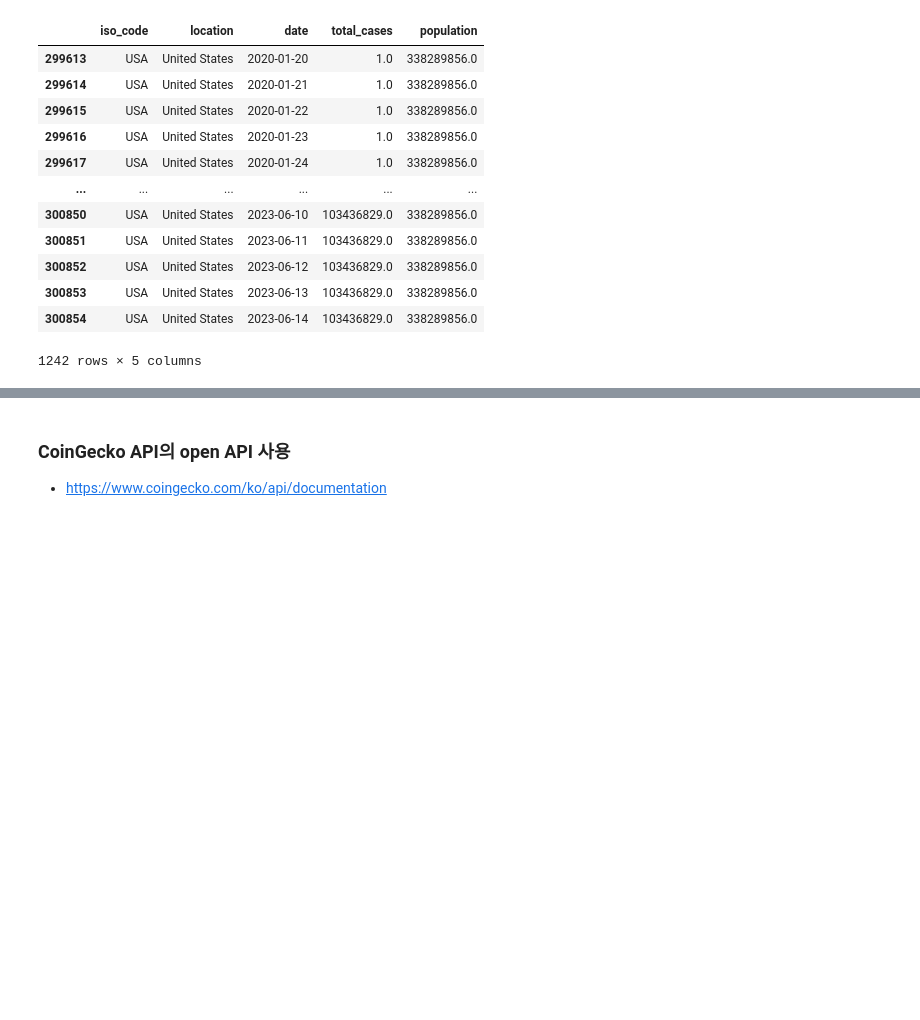
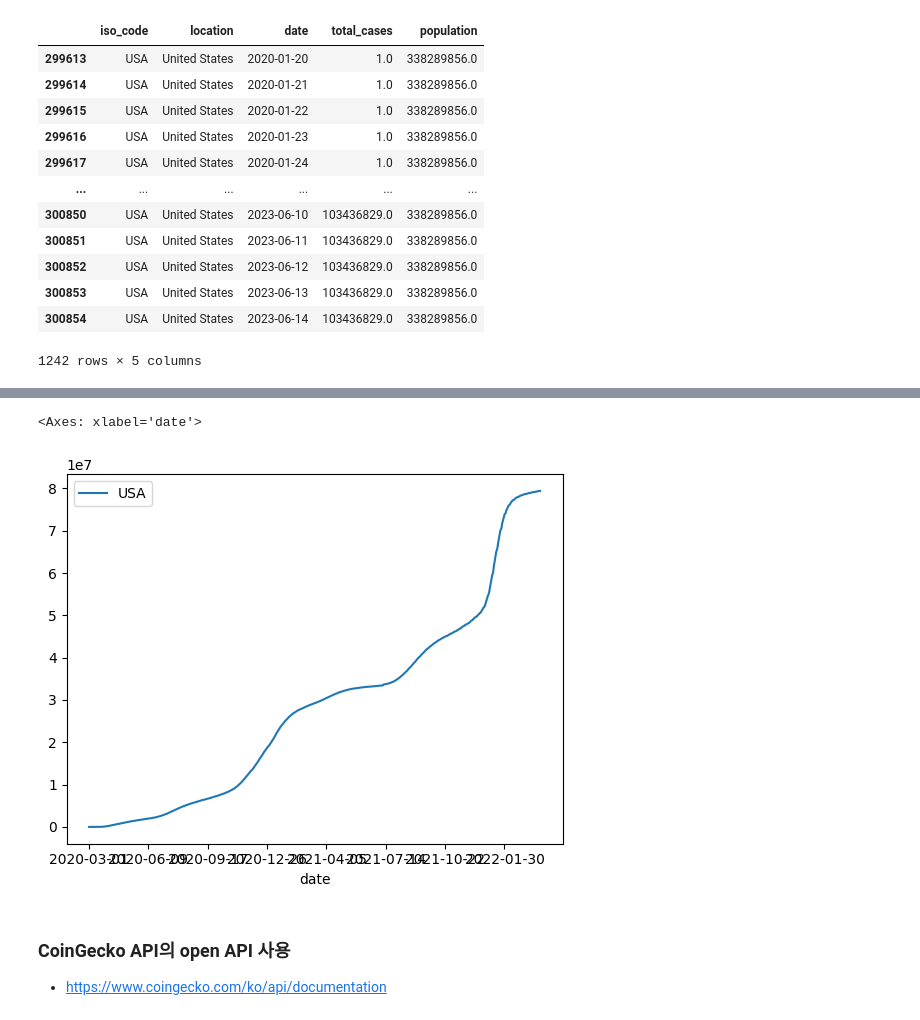
Before and after one commit to sojoyfulyouth/Pandas_DataAnalysis, a Jupyter notebook: Final project/final.ipynb, the cells around one changed output, grey strips where cells are left out. Cells and saved outputs as stored; diff of their text form; code cells hidden in the pictures; blank space fills up the shorter version.

```diff
--- a/Final project/final.ipynb
+++ b/Final project/final.ipynb
@@ -116,3 +117,7 @@ df_usa
 | 300853 | USA | United States | 2023-06-13 | 103436829.0 | 338289856.0 |
 | 300854 | USA | United States | 2023-06-14 | 103436829.0 | 338289856.0 |
 1242 rows × 5 columns
+# %%
+# index 변경
+df_usa_indexed=df_usa.set_index('date')
+df_usa_indexed
@@ -118,0 +139,7 @@ df_usa
+# %%
+# 기간 변경
+df_usa_indexed=df_usa_indexed.loc['2020-03-01':'2022-03-31']
+df_usa_indexed
+# %%
+df_usa_total_cases = df_usa_indexed['total_cases']
+df_usa_total_cases
@@ -119,3 +160,12 @@ df_usa
+# %%
+final_df = pd.DataFrame({
+    'USA' : df_usa_total_cases
+    }, index=df_usa_indexed.index)
+
+final_df.plot.line()
+# %% [output]
+<Axes: xlabel='date'>
+[figure, added]
 # %% [markdown]
 ### CoinGecko API의 open API 사용
 - https://www.coingecko.com/ko/api/documentation
```
Also changed, not shown: parts of 6 cells of this notebook.
